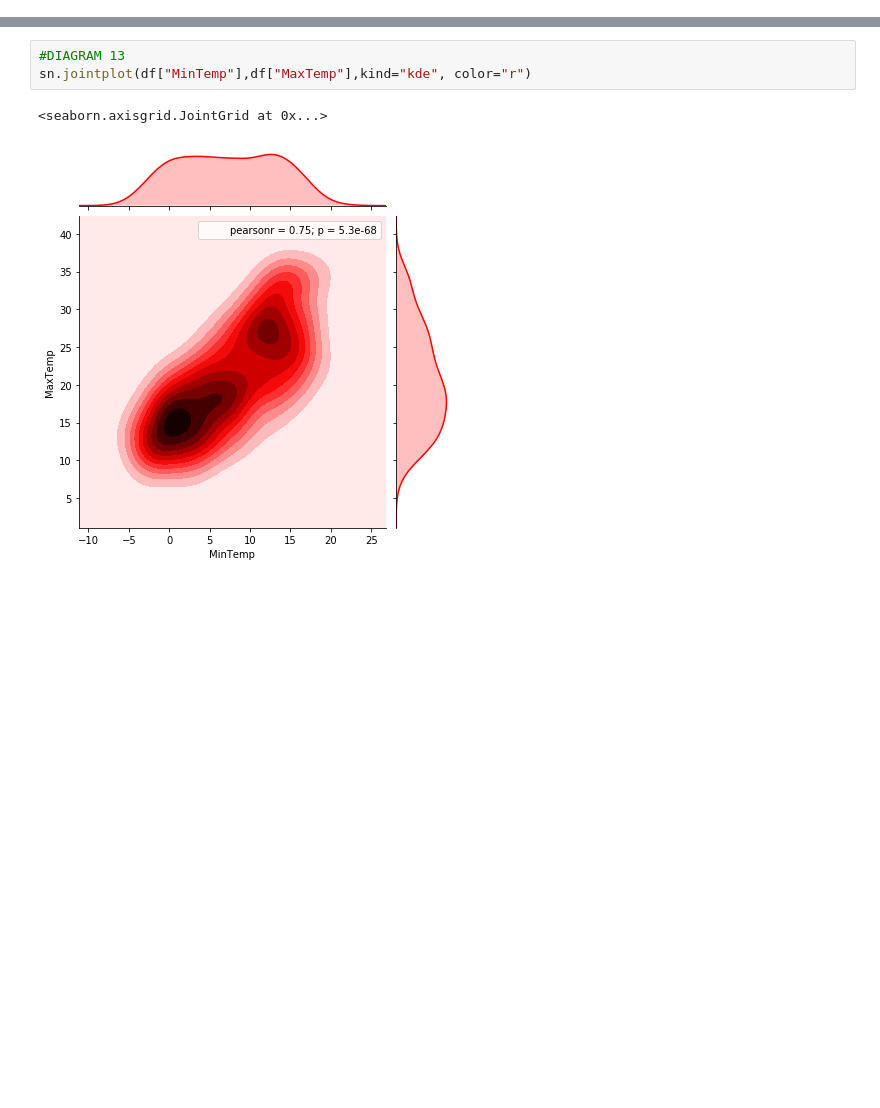
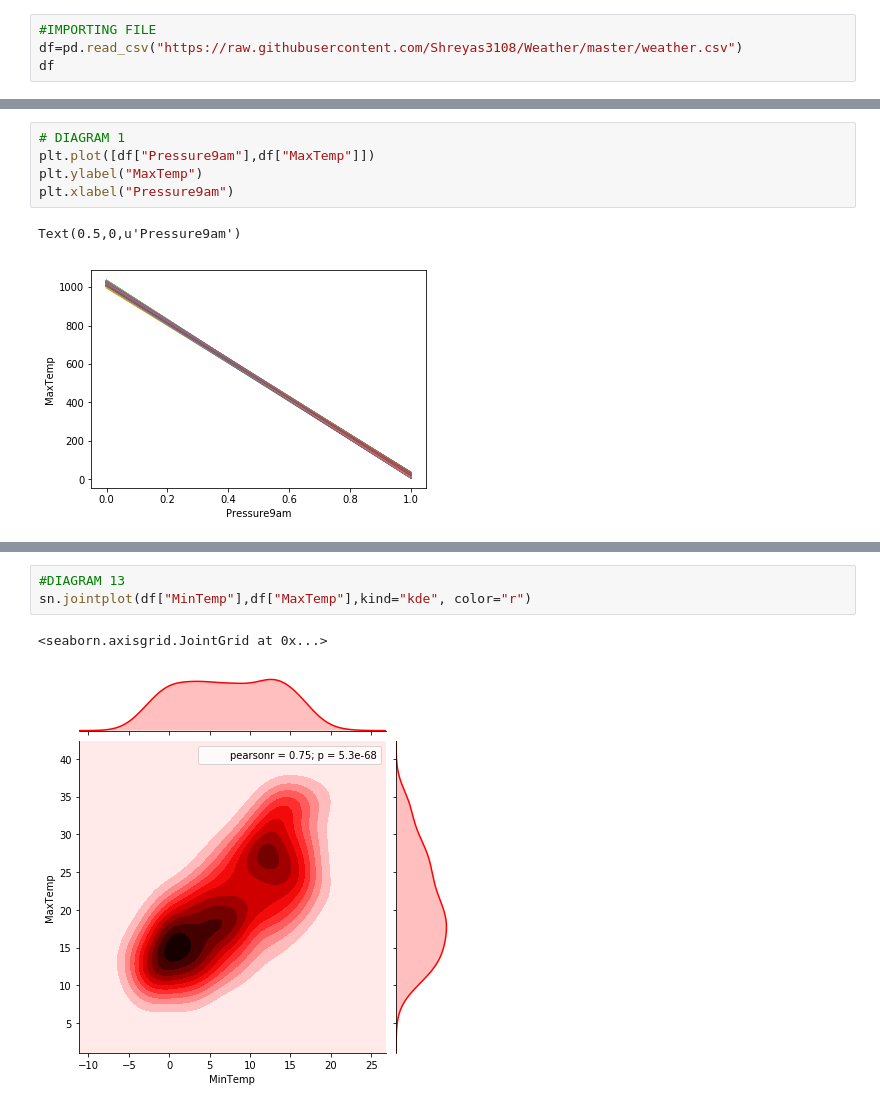
Before and after one commit to nikhilsasi/ML_LearningAcadview, a Jupyter notebook: assignment_6.ipynb, the cells around one changed output, grey strips where cells are left out. Drawn from its saved outputs; the diff is of its cells as text; blank space fills up the shorter version.

```diff
--- a/assignment_6.ipynb
+++ b/assignment_6.ipynb
@@ -0,0 +7,4 @@
+# %%
+#IMPORTING FILE
+df=pd.read_csv("https://raw.githubusercontent.com/Shreyas3108/Weather/master/weather.csv")
+df
@@ -0,0 +57,8 @@
+# %%
+# DIAGRAM 1
+plt.plot([df["Pressure9am"],df["MaxTemp"]])
+plt.ylabel("MaxTemp")
+plt.xlabel("Pressure9am")
+# %% [output]
+Text(0.5,0,u'Pressure9am')
+[figure, added]
```
Also changed, not shown: parts of 16 cells of this notebook, 1 other file.
